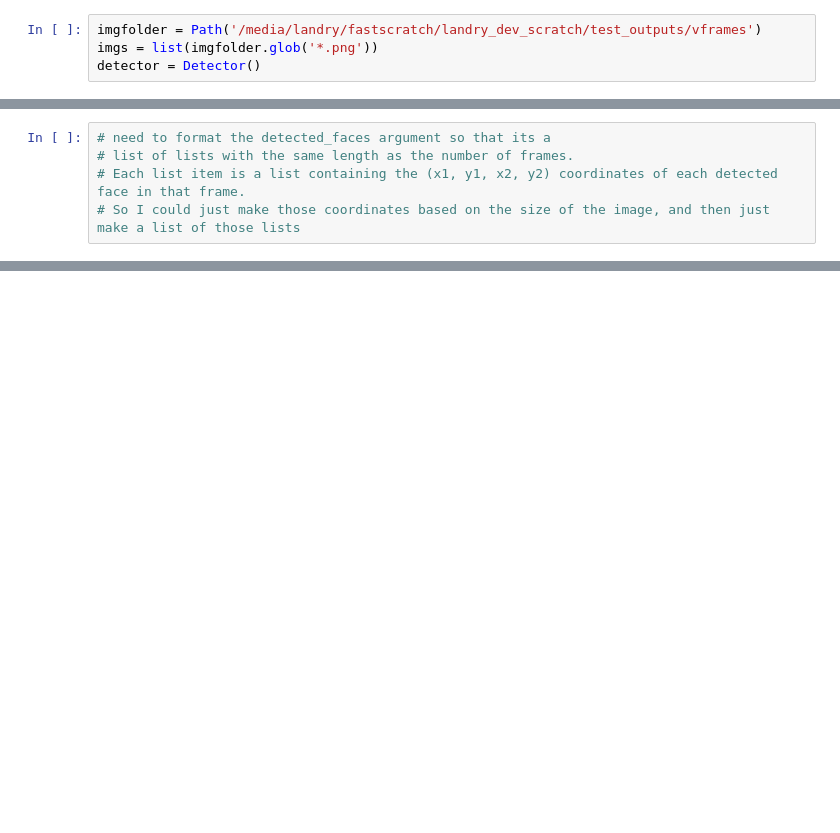
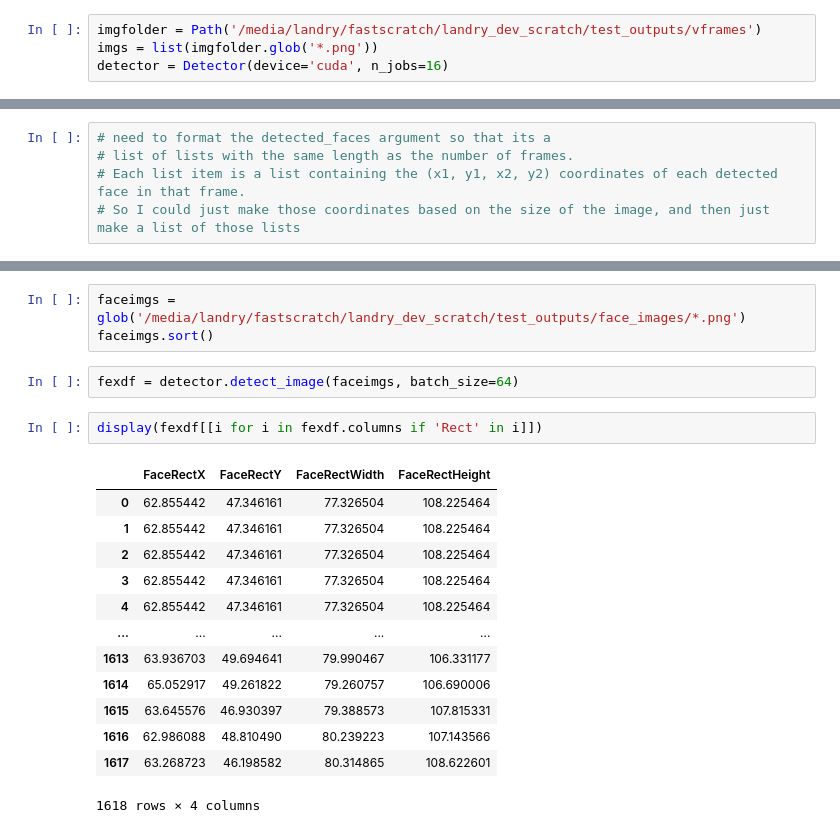
Before and after one commit to scraplab/psypose, a Jupyter notebook: face_dev.ipynb, the cells around one changed output, grey strips where cells are left out. Saved outputs shown, nothing was run; the diff lists cells and outputs as text; blank space fills up the shorter version.

```diff
--- a/face_dev.ipynb
+++ b/face_dev.ipynb
@@ -10,4 +15,4 @@ import plotly.graph_objects as go
 # %%
 imgfolder = Path('/media/landry/fastscratch/landry_dev_scratch/test_outputs/vframes')
 imgs = list(imgfolder.glob('*.png'))
-detector = Detector()
+detector = Detector(device='cuda', n_jobs=16)
@@ -22,0 +169,21 @@ TypeError: detect_landmarks() missing 1 required positional argument: 'detected_
+# %%
+faceimgs = glob('/media/landry/fastscratch/landry_dev_scratch/test_outputs/face_images/*.png')
+faceimgs.sort()
+# %%
+fexdf = detector.detect_image(faceimgs, batch_size=64)
+# %%
+display(fexdf[[i for i in fexdf.columns if 'Rect' in i]])
+# %% [output]
+|  | FaceRectX | FaceRectY | FaceRectWidth | FaceRectHeight |
+| 0 | 62.855442 | 47.346161 | 77.326504 | 108.225464 |
+| 1 | 62.855442 | 47.346161 | 77.326504 | 108.225464 |
+| 2 | 62.855442 | 47.346161 | 77.326504 | 108.225464 |
+| 3 | 62.855442 | 47.346161 | 77.326504 | 108.225464 |
+| 4 | 62.855442 | 47.346161 | 77.326504 | 108.225464 |
+| ... | ... | ... | ... | ... |
+| 1613 | 63.936703 | 49.694641 | 79.990467 | 106.331177 |
+| 1614 | 65.052917 | 49.261822 | 79.260757 | 106.690006 |
+| 1615 | 63.645576 | 46.930397 | 79.388573 | 107.815331 |
+| 1616 | 62.986088 | 48.810490 | 80.239223 | 107.143566 |
+| 1617 | 63.268723 | 46.198582 | 80.314865 | 108.622601 |
+1618 rows × 4 columns
```
Also changed, not shown: parts of 17 cells of this notebook, 17 other files.
